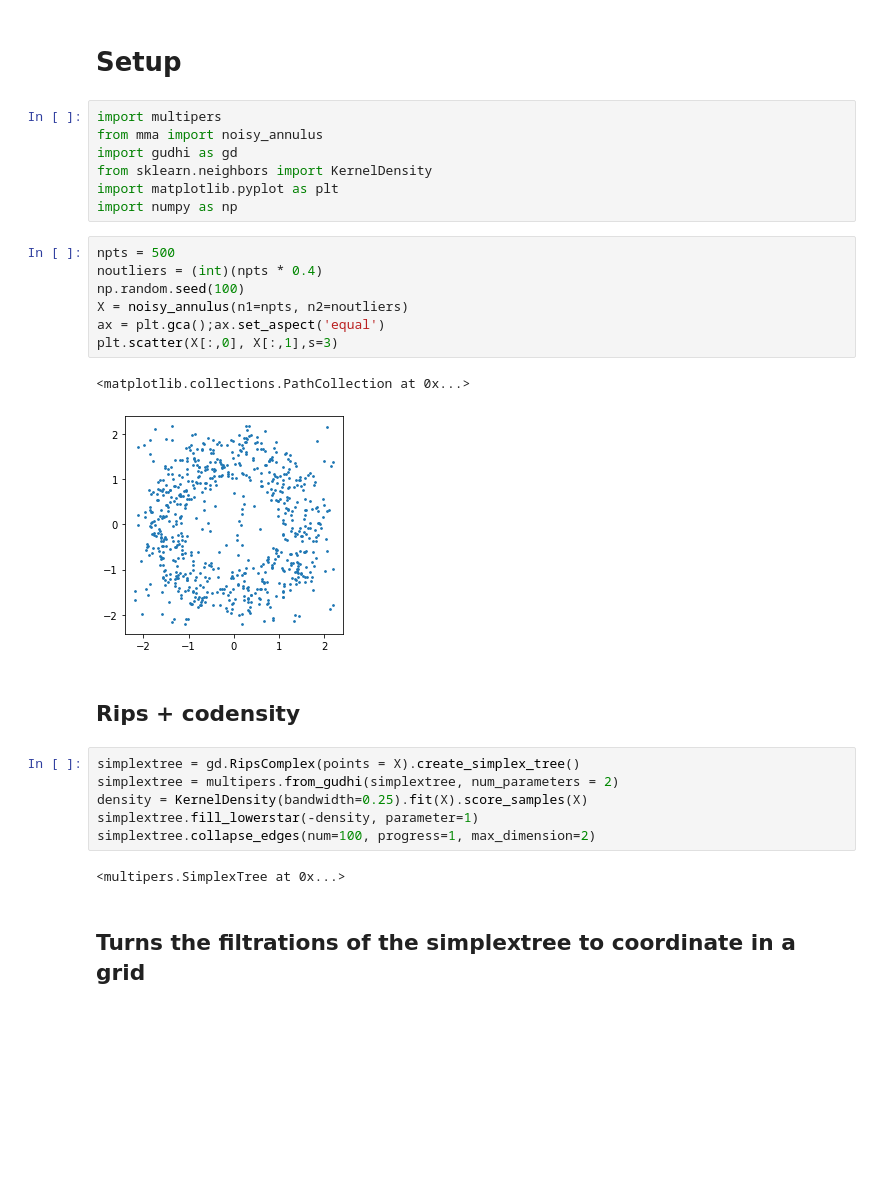
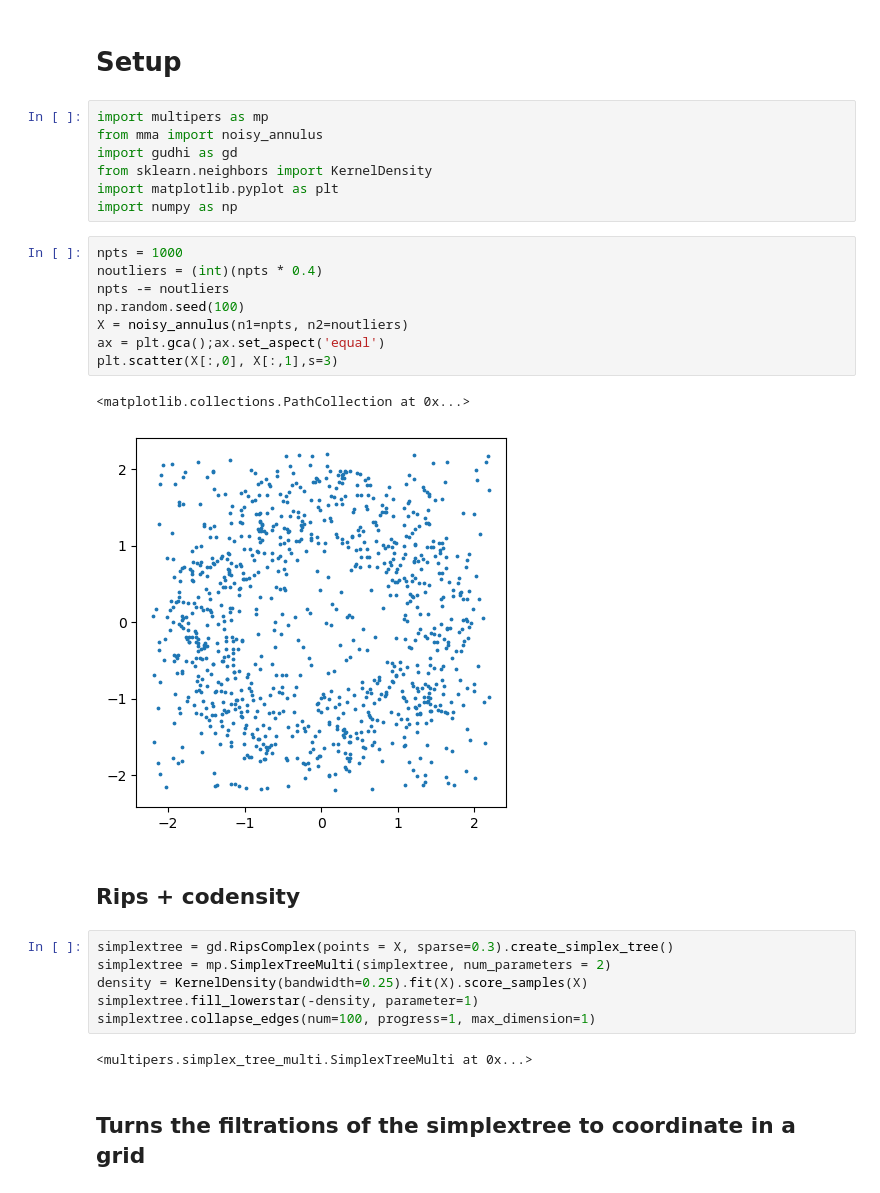
Before and after one commit to DavidLapous/multipers-signed-measure, a Jupyter notebook: Test_rank-decomposition.ipynb, the cells around one changed output. Cells and saved outputs as stored; diff of their text form; blank space fills up the shorter version.

```diff
--- a/Test_rank-decomposition.ipynb
+++ b/Test_rank-decomposition.ipynb
@@ -20,32 +5,33 @@ Successfully installed multipers-0.0.0
 # %% [markdown]
 # Setup
 # %%
-import multipers
+import multipers as mp
 from mma import noisy_annulus
 import gudhi as gd
 from sklearn.neighbors import KernelDensity
 import matplotlib.pyplot as plt
 import numpy as np
 # %%
-npts = 500
+npts = 1000
 noutliers = (int)(npts * 0.4)
+npts -= noutliers
 np.random.seed(100)
 X = noisy_annulus(n1=npts, n2=noutliers)
 ax = plt.gca();ax.set_aspect('equal')
 plt.scatter(X[:,0], X[:,1],s=3)
 # %% [output]
 <matplotlib.collections.PathCollection at 0x...>
-[figure, old version]
+[figure, new version]
 # %% [markdown]
 ## Rips + codensity
 # %%
-simplextree = gd.RipsComplex(points = X).create_simplex_tree()
-simplextree = multipers.from_gudhi(simplextree, num_parameters = 2)
+simplextree = gd.RipsComplex(points = X, sparse=0.3).create_simplex_tree()
+simplextree = mp.SimplexTreeMulti(simplextree, num_parameters = 2)
 density = KernelDensity(bandwidth=0.25).fit(X).score_samples(X)
 simplextree.fill_lowerstar(-density, parameter=1)
-simplextree.collapse_edges(num=100, progress=1, max_dimension=2)
+simplextree.collapse_edges(num=100, progress=1, max_dimension=1)
 # %% [output]
-<multipers.SimplexTree at 0x...>
+<multipers.simplex_tree_multi.SimplexTreeMulti at 0x...>
 # %% [markdown]
 ## Turns the filtrations of the simplextree to coordinate in a grid
 # %%
```
Also changed, not shown: parts of 13 cells of this notebook, 57 other files.
